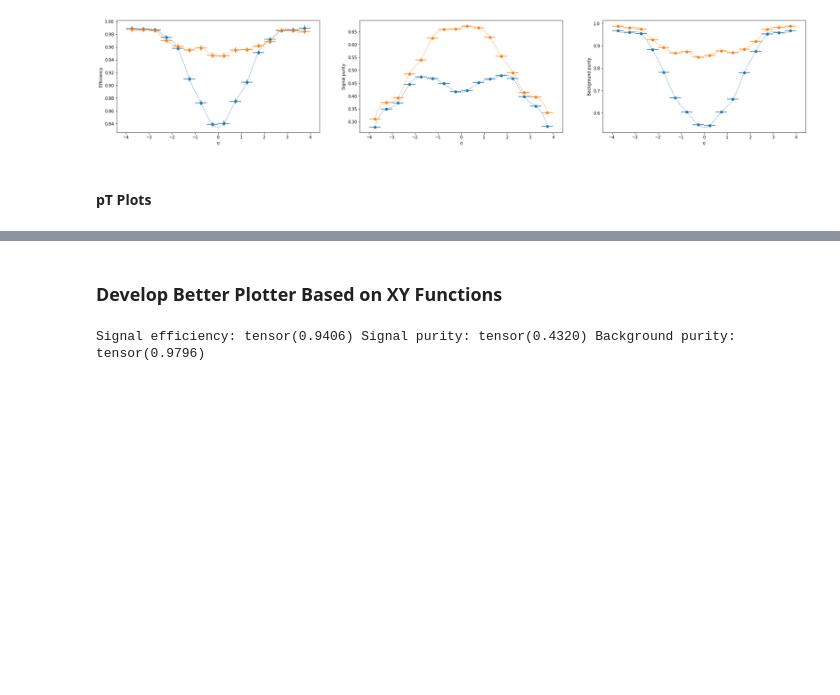
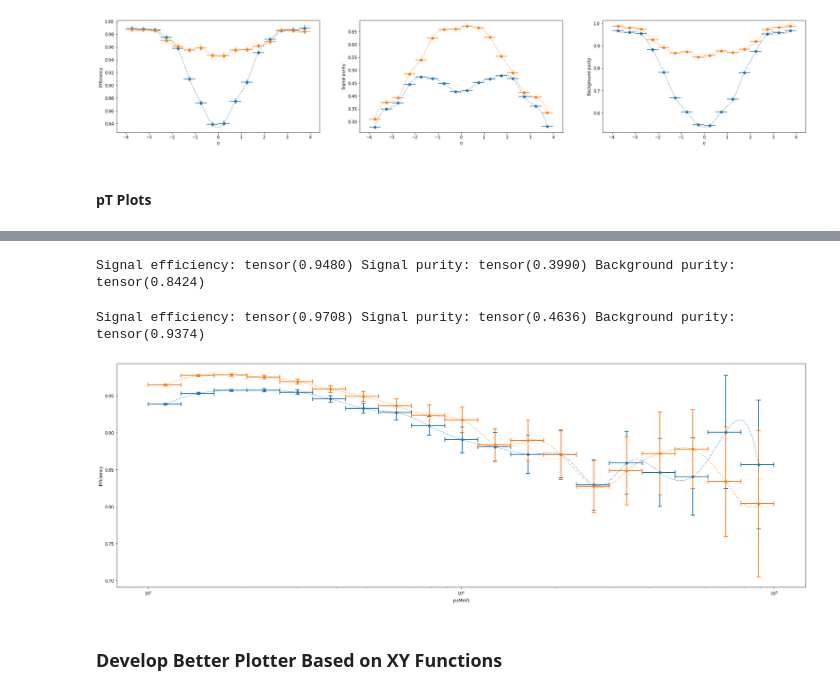
Before and after one commit to HSF-reco-and-software-triggers/Tracking-ML-Exa.TrkX, a Jupyter notebook: Pipelines/Common_Tracking_Example/notebooks/ITk/Exploration/VanillaHeteroGNN.ipynb, the cells around one changed output, grey strips where cells are left out. Cells and saved outputs as stored; diff of their text form; code cells hidden in the pictures; blank space fills up the shorter version.

```diff
--- a/Pipelines/Common_Tracking_Example/notebooks/ITk/Exploration/VanillaHeteroGNN.ipynb
+++ b/Pipelines/Common_Tracking_Example/notebooks/ITk/Exploration/VanillaHeteroGNN.ipynb
@@ -278,2 +301,16 @@ fig
+# %%
+checkpoint_path = "/global/cfs/cdirs/m3443/data/lightning_models/lightning_checkpoints/ITk_1GeVSignal_GNN/1j1uwy9r/checkpoints/epoch=76-step=38499.ckpt"
+single_model_figs = run_pt_performance(checkpoint_path, InteractionGNN, "train", 200, 0.5, common_axes = axs)
+# %% [output]
+Signal efficiency: tensor(0.9480) Signal purity: tensor(0.3990) Background purity: tensor(0.8424)
+# %%
+checkpoint_path = "/global/cfs/cdirs/m3443/data/lightning_models/lightning_checkpoints/ITk_1GeVSignal_HeteroGNN/z8txsx3g/checkpoints/epoch=84-step=19786.ckpt"
+quadruple_model_figs = run_pt_performance(checkpoint_path, HeteroGNN, "train", 200, 0.5, common_axes = axs)
+# %% [output]
+Signal efficiency: tensor(0.9708) Signal purity: tensor(0.4636) Background purity: tensor(0.9374)
+# %%
+fig
+# %% [output]
+[figure, added]
 # %% [markdown]
 ### Develop Better Plotter Based on XY Functions
@@ -287,4 +324,0 @@ results = inference(model, "train", 50)
-# %%
-get_topline_stats(results, 0.5)
-# %% [output]
-Signal efficiency: tensor(0.9406) Signal purity: tensor(0.4320) Background purity: tensor(0.9796)
```
Also changed, not shown: parts of 17 cells of this notebook, 6 other files.
